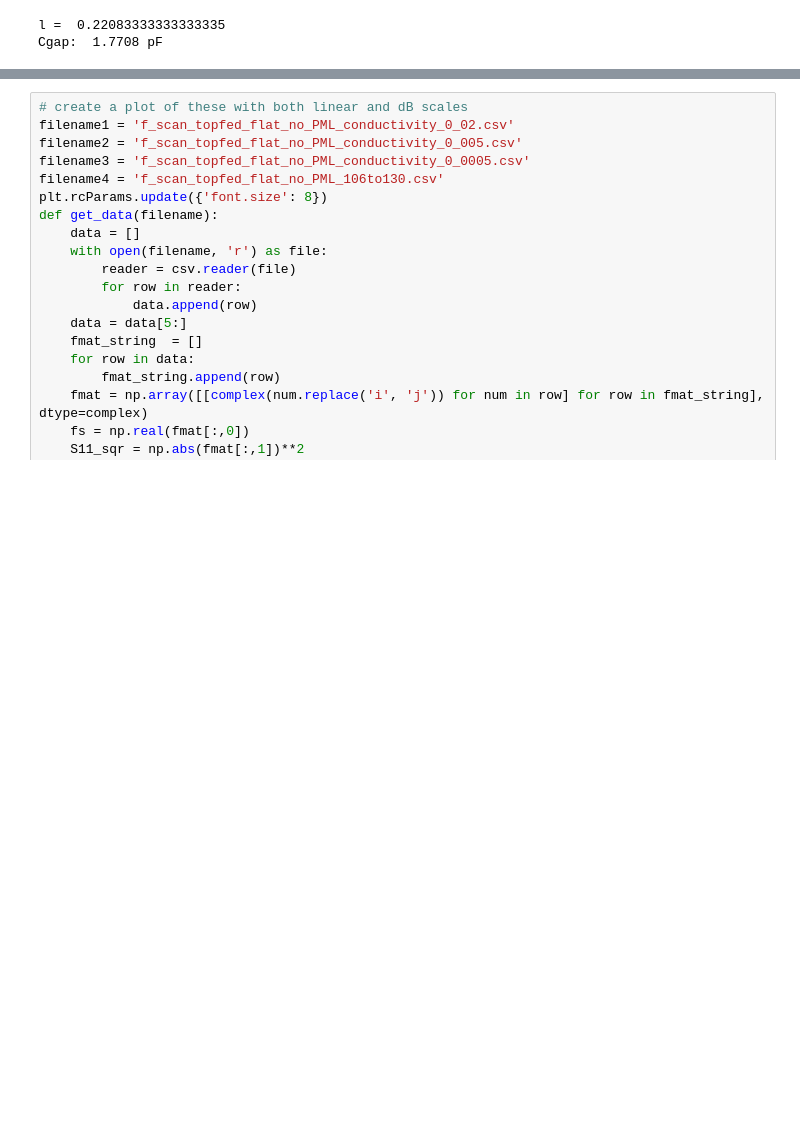
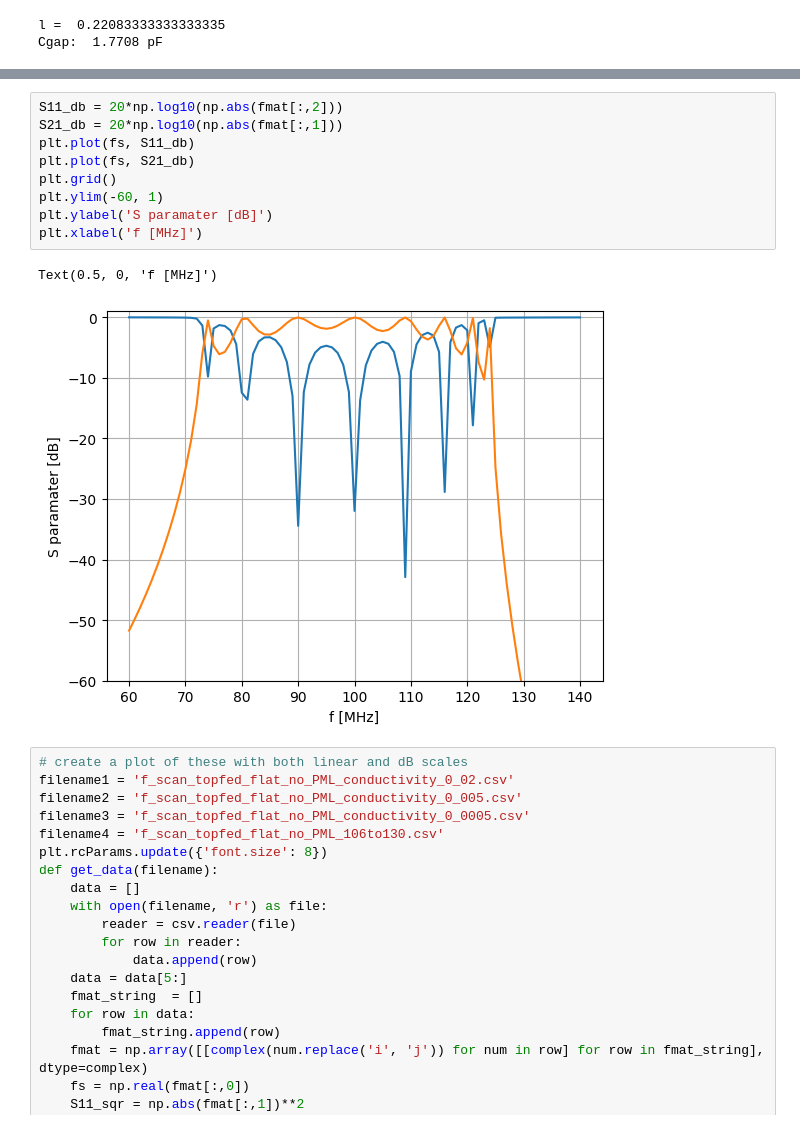
Before and after one commit to vandelij/TWA_circuit, a Jupyter notebook: Jacob_TWA_Design.ipynb, the cells around one changed output, grey strips where cells are left out. Saved outputs shown, nothing was run; the diff lists cells and outputs as text; blank space fills up the shorter version.

```diff
--- a/Jacob_TWA_Design.ipynb
+++ b/Jacob_TWA_Design.ipynb
@@ -299,3 +336,15 @@ plt.ylim(0, 1)
+# %%
+S11_db = 20*np.log10(np.abs(fmat[:,2]))
+S21_db = 20*np.log10(np.abs(fmat[:,1]))
+plt.plot(fs, S11_db)
+plt.plot(fs, S21_db)
+plt.grid()
+plt.ylim(-60, 1)
+plt.ylabel('S paramater [dB]')
+plt.xlabel('f [MHz]')
+# %% [output]
+Text(0.5, 0, 'f [MHz]')
+[figure, added]
 # %%
 # create a plot of these with both linear and dB scales
 filename1 = 'f_scan_topfed_flat_no_PML_conductivity_0_02.csv'
```
Also changed, not shown: parts of 2 cells of this notebook, 1 other file.
